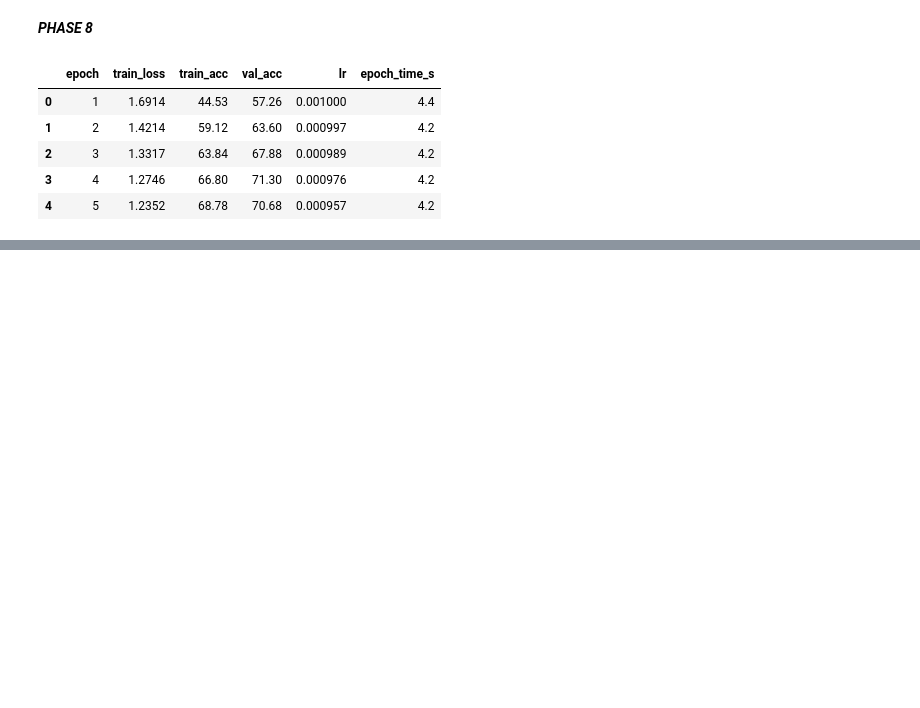
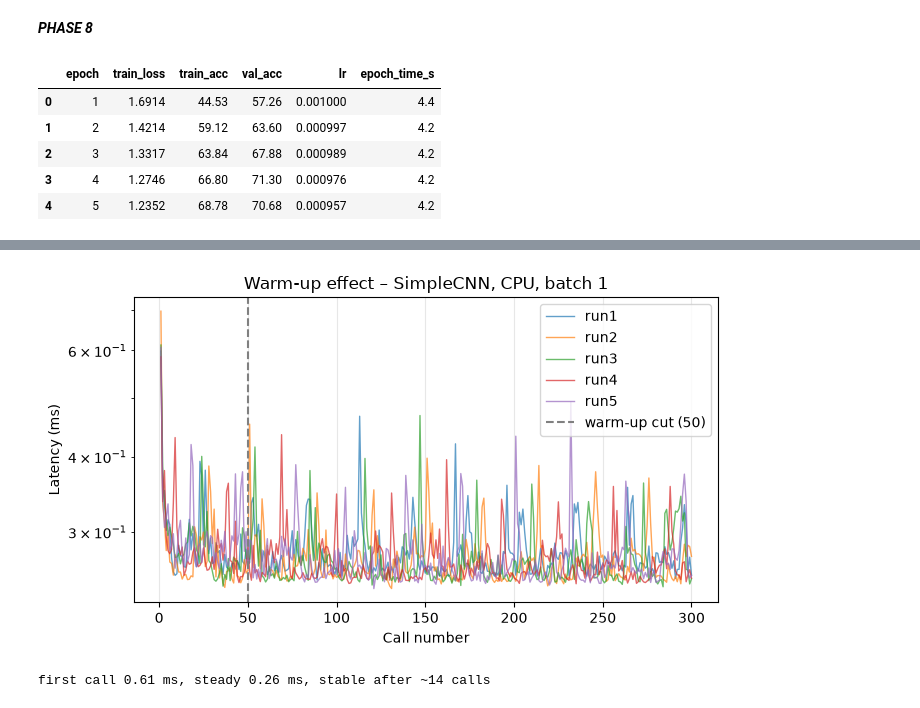
Before and after one commit to alicewesterberg/nn-optimization-project, a Jupyter notebook: notebooks/setup.ipynb, the cells around one changed output, grey strips where cells are left out. Cells and saved outputs as stored; diff of their text form; code cells hidden in the pictures; blank space fills up the shorter version.

Commit message:
warmup experiment mps and cpu

```diff
--- a/notebooks/setup.ipynb
+++ b/notebooks/setup.ipynb
@@ -219,0 +219,27 @@ ValueError: not enough values to unpack (expected 3, got 2)
+# %%
+import glob, os
+import pandas as pd
+import matplotlib.pyplot as plt
+
+fig, ax = plt.subplots(figsize=(7, 4))
+for path in sorted(glob.glob("results/warmup_simple_cnn_cpu_b1_run*.csv")):
+    df = pd.read_csv(path)
+    ax.plot(df["iter"], df["latency_ms"], lw=1, alpha=0.7,
+            label=os.path.basename(path).split("_")[-1][:-4])   # "run1" ...
+ax.axvline(50, ls="--", color="gray", label="warm-up cut (50)")
+ax.set_yscale("log")                 # the first call can be 10-100x slower
+ax.set_xlabel("Call number")
+ax.set_ylabel("Latency (ms)")
+ax.set_title("Warm-up effect – SimpleCNN, CPU, batch 1")
+ax.grid(alpha=0.3); ax.legend()
+plt.tight_layout()
+plt.savefig("figures/warmup_cpu_b1.png", dpi=150)
+# %% [output]
+[figure, added]
+# %%
+steady = df["latency_ms"].iloc[-100:].median()
+rolling = df["latency_ms"].rolling(10).median()
+stable_at = (rolling <= 1.10 * steady).idxmax() + 1   # first call within 10 % of steady state
+print(f"first call {df.latency_ms.iloc[0]:.2f} ms, steady {steady:.2f} ms, stable after ~{stable_at} calls")
+# %% [output]
+first call 0.61 ms, steady 0.26 ms, stable after ~14 calls
```
Also changed, not shown: parts of 3 cells of this notebook, 1 other file.
